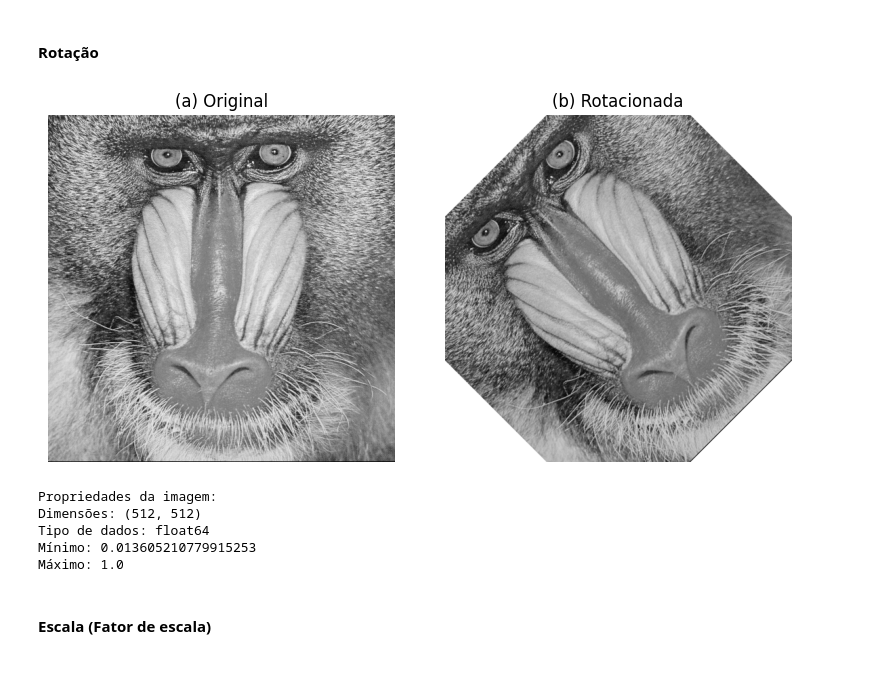
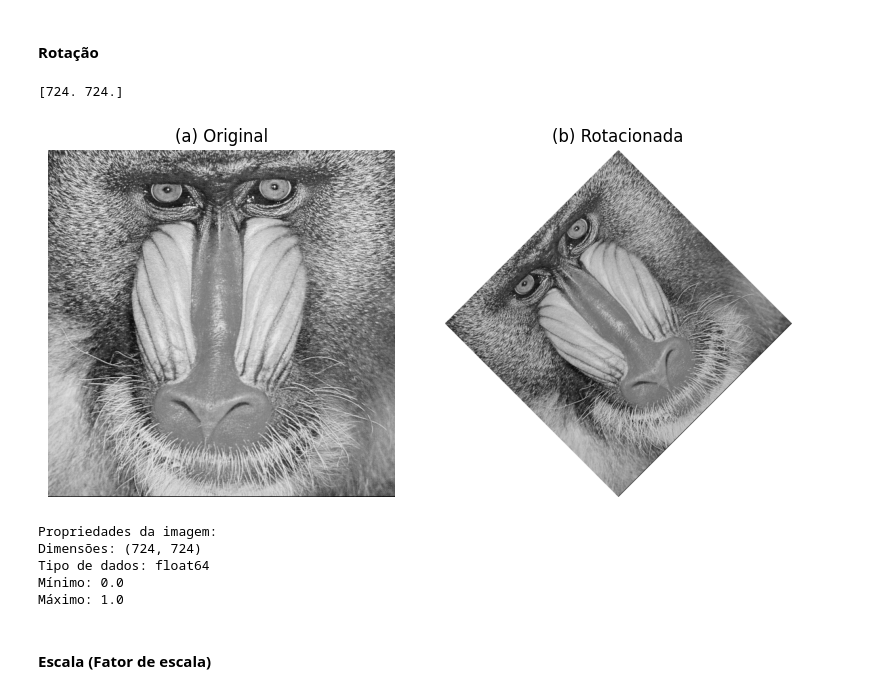
Before and after one commit to Cl3TO/MC920, a Jupyter notebook: t04/gmt/test.ipynb, the cells around one changed output. Cells and saved outputs as stored; diff of their text form; code cells hidden in the pictures.

```diff
--- a/t04/gmt/test.ipynb
+++ b/t04/gmt/test.ipynb
@@ -652,0 +594,31 @@ plt.show()
+# %%
+t_image_bcb = gmt_bicubic_interpolation(image, t_coords, (new_row, new_col))
+
+# Show the 5 images
+fig, axs = plt.subplots(3, 2, figsize=(8, 8))
+
+axs[0, 0].imshow(image, cmap='gray')
+axs[0, 0].set_title('Original Completa')
+axs[0, 0].axis('off')
+
+axs[0, 1].imshow(image[:100,80:200], cmap='gray')
+axs[0, 1].set_title('Original')
+axs[0, 1].axis('off')
+
+axs[1, 0].imshow(t_image_nnb[:200,160:400], cmap='gray')
+axs[1, 0].set_title('Vizinho mais próximo')
+axs[1, 0].axis('off')
+
+axs[1, 1].imshow(t_image_bl[:200,160:400], cmap='gray')
+axs[1, 1].set_title('Bilinear')
+axs[1, 1].axis('off')
+
+axs[2, 0].imshow(t_image_bcb[:200,160:400], cmap='gray')
+axs[2, 0].set_title('Bicúbica')
+axs[2, 0].axis('off')
+
+axs[2, 1].imshow(t_image_lgg[:200,160:400], cmap='gray')
+axs[2, 1].set_title('Lagrange')
+axs[2, 1].axis('off')
+
+plt.show()
@@ -892,27 +866,28 @@ Máximo: 230
 # %%
 # Definir angulo de rotação
 angle = 45
 # Definir o centro de rotação
 center = (0, 0)
 center = None
 mode = ['constant', 'edge', 'symmetric', 'reflect', 'wrap']
 # Rotacionar a imagem
 image_rotated = transform.rotate(
-    image, angle, resize=False, center=center, order=3, mode='constant', cval=1
+    image, angle, resize=True, center=center, order=3, mode='constant', cval=1
 )
 
 # Visualizar a imagem original e a rotacionada
 two_images(image, image_rotated, 'Original', 'Rotacionada')
 
 # propriedades da imagem rotacionada
 image_properties(image_rotated)
 # %% [output]
+[724. 724.]
-[figure, old version]
+[figure, new version]
-Propriedades da imagem:
-Dimensões: (512, 512)
-Tipo de dados: float64
-Mínimo: 0.013605210779915253
-Máximo: 1.0
+Propriedades da imagem:
+Dimensões: (724, 724)
+Tipo de dados: float64
+Mínimo: 0.0
+Máximo: 1.0
 # %% [markdown]
 #### Escala (Fator de escala)
 # %%
```
Also changed, not shown: parts of 18 cells of this notebook, 3 other files.
